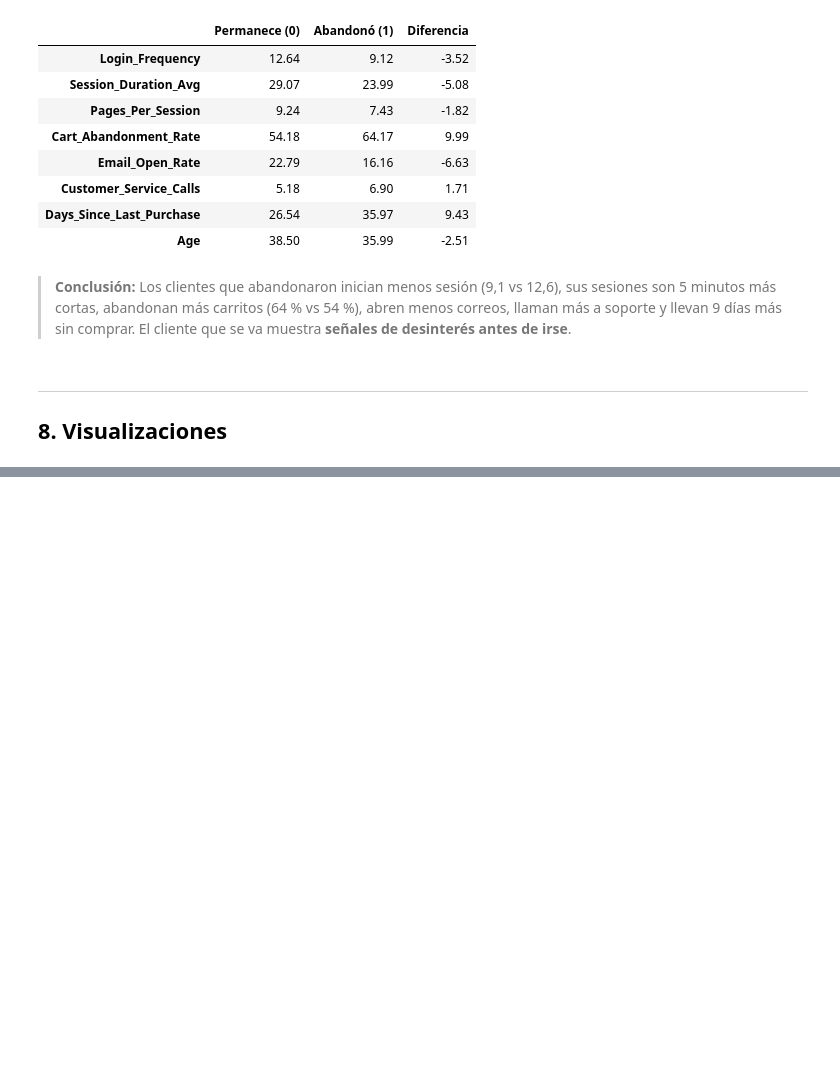
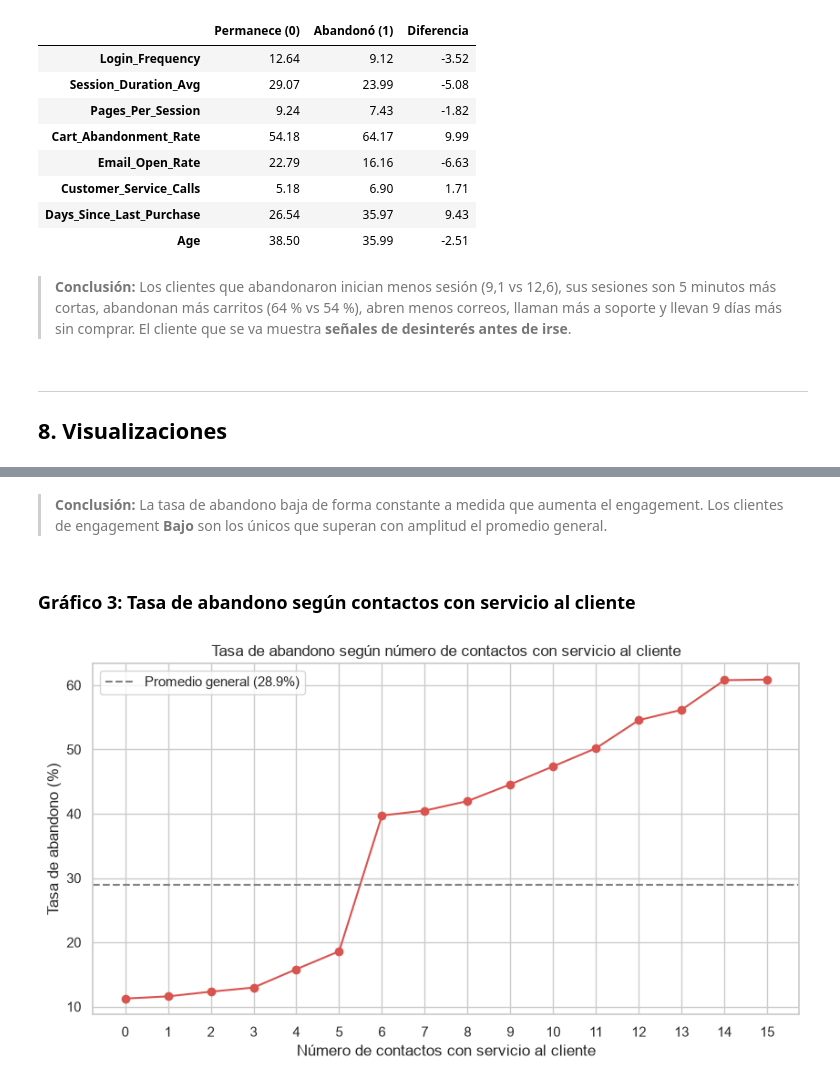
Before and after one commit to wen200729-boop/Analisis-web, a Jupyter notebook: analisis_clientes.ipynb, the cells around one changed output, grey strips where cells are left out. Saved outputs shown, nothing was run; the diff lists cells and outputs as text; code cells hidden in the pictures; blank space fills up the shorter version.

```diff
--- a/analisis_clientes.ipynb
+++ b/analisis_clientes.ipynb
@@ -693,0 +726,18 @@ g5.round(2)
+# %% [markdown]
+> **Conclusión:** La tasa de abandono baja de forma constante a medida que aumenta el engagement. Los clientes de engagement **Bajo** son los únicos que superan con amplitud el promedio general.
+# %% [markdown]
+### Gráfico 3: Tasa de abandono según contactos con servicio al cliente
+# %%
+tasa_llamadas = datos[datos["Customer_Service_Calls"] <= 15].groupby("Customer_Service_Calls")["Churned"].mean() * 100
+
+plt.figure(figsize=(10, 5))
+plt.plot(tasa_llamadas.index, tasa_llamadas.values, marker="o", color="#D9534F")
+plt.axhline(tasa_general, color="gray", linestyle="--", label=f"Promedio general ({tasa_general:.1f}%)")
+plt.title("Tasa de abandono según número de contactos con servicio al cliente")
+plt.xlabel("Número de contactos con servicio al cliente")
+plt.ylabel("Tasa de abandono (%)")
+plt.xticks(range(0, 16))
+plt.legend()
+plt.show()
+# %% [output]
+[figure, added]
```
Also changed, not shown: parts of 16 cells of this notebook.
